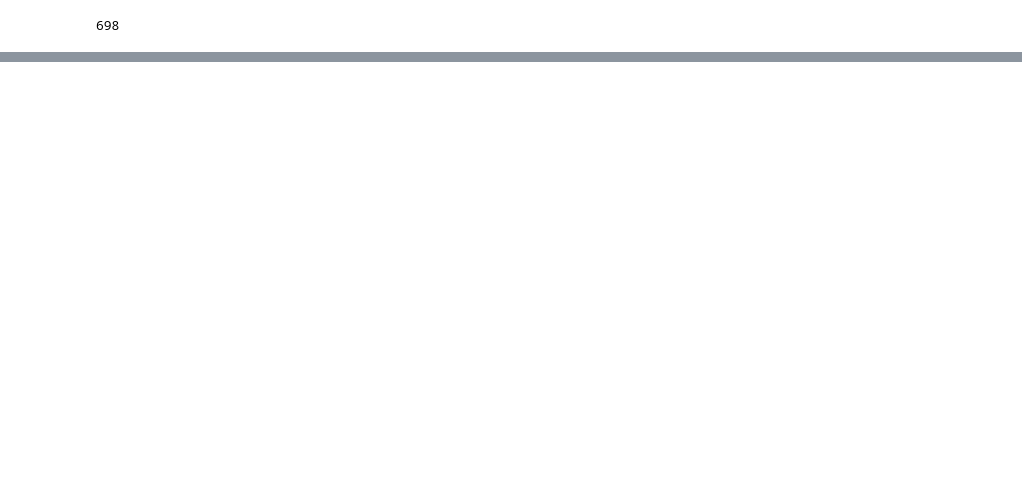
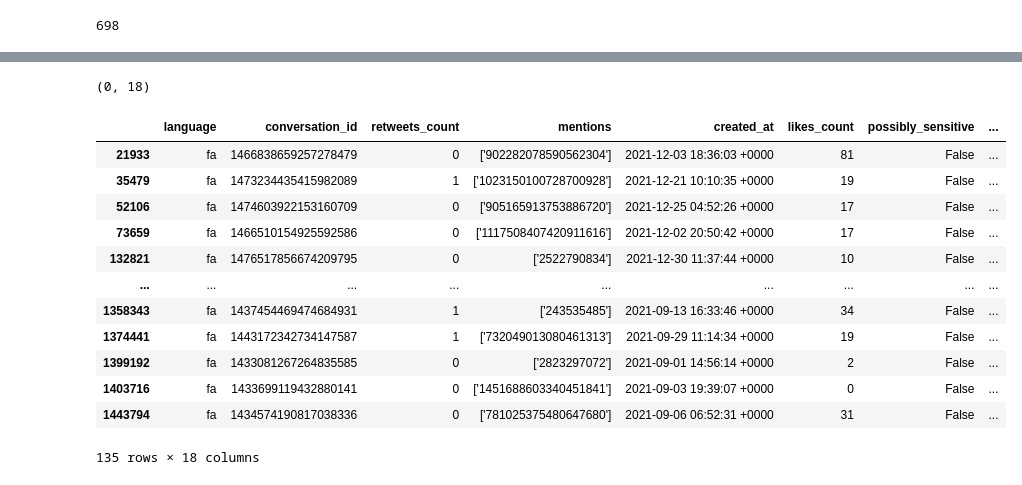
Before and after one commit to saharshayegan/SocialNetXNLP, a Jupyter notebook: SocialNetXNLP.ipynb, the cells around one changed output, grey strips where cells are left out. Cells and saved outputs as stored; diff of their text form; code cells hidden in the pictures; blank space fills up the shorter version.

```diff
--- a/SocialNetXNLP.ipynb
+++ b/SocialNetXNLP.ipynb
@@ -328,0 +336,5 @@ nodes:  0
+# %%
+df3= df3.loc[df3.apply(lambda x: x.user_id in uniques, axis=1)]
+df4= df4.loc[df4.apply(lambda x: x.user_id in uniques, axis=1)]
+# %%
+filtered = pd.concat([df, df2, df3, df4])
@@ -328,0 +359,2 @@ nodes:  0
+# %%
+uniques_str = map(str,uniques)
@@ -328,0 +388,3 @@ nodes:  0
+# %%
+# len(set.intersection(set(x.mentions), set(uniques_str))) != 0 and
+mention_df = filtered.loc[filtered.apply(lambda x: not pd.isna(x.mentions)  , axis=1)]
@@ -328,0 +393,20 @@ nodes:  0
+# %%
+inreply_df.shape
+# %% [output]
+(0, 18)
+# %%
+mention_df.loc[mention_df.apply(lambda x: len(set.intersection(set(x.mentions), set(uniques_str))) == 0, axis=1)]
+# %% [output]
+|  | language | conversation_id | retweets_count | mentions | created_at | likes_count | possibly_sensitive | ... |
+| 21933 | fa | 1466838659257278479 | 0 | ['902282078590562304'] | 2021-12-03 18:36:03 +0000 | 81 | False | ... |
+| 35479 | fa | 1473234435415982089 | 1 | ['1023150100728700928'] | 2021-12-21 10:10:35 +0000 | 19 | False | ... |
+| 52106 | fa | 1474603922153160709 | 0 | ['905165913753886720'] | 2021-12-25 04:52:26 +0000 | 17 | False | ... |
+| 73659 | fa | 1466510154925592586 | 0 | ['1117508407420911616'] | 2021-12-02 20:50:42 +0000 | 17 | False | ... |
+| 132821 | fa | 1476517856674209795 | 0 | ['2522790834'] | 2021-12-30 11:37:44 +0000 | 10 | False | ... |
+| ... | ... | ... | ... | ... | ... | ... | ... | ... |
+| 1358343 | fa | 1437454469474684931 | 1 | ['243535485'] | 2021-09-13 16:33:46 +0000 | 34 | False | ... |
+| 1374441 | fa | 1443172342734147587 | 1 | ['732049013080461313'] | 2021-09-29 11:14:34 +0000 | 19 | False | ... |
+| 1399192 | fa | 1433081267264835585 | 0 | ['2823297072'] | 2021-09-01 14:56:14 +0000 | 2 | False | ... |
+| 1403716 | fa | 1433699119432880141 | 0 | ['1451688603340451841'] | 2021-09-03 19:39:07 +0000 | 0 | False | ... |
+| 1443794 | fa | 1434574190817038336 | 0 | ['781025375480647680'] | 2021-09-06 06:52:31 +0000 | 31 | False | ... |
+135 rows × 18 columns
```
Also changed, not shown: parts of 38 cells of this notebook.
